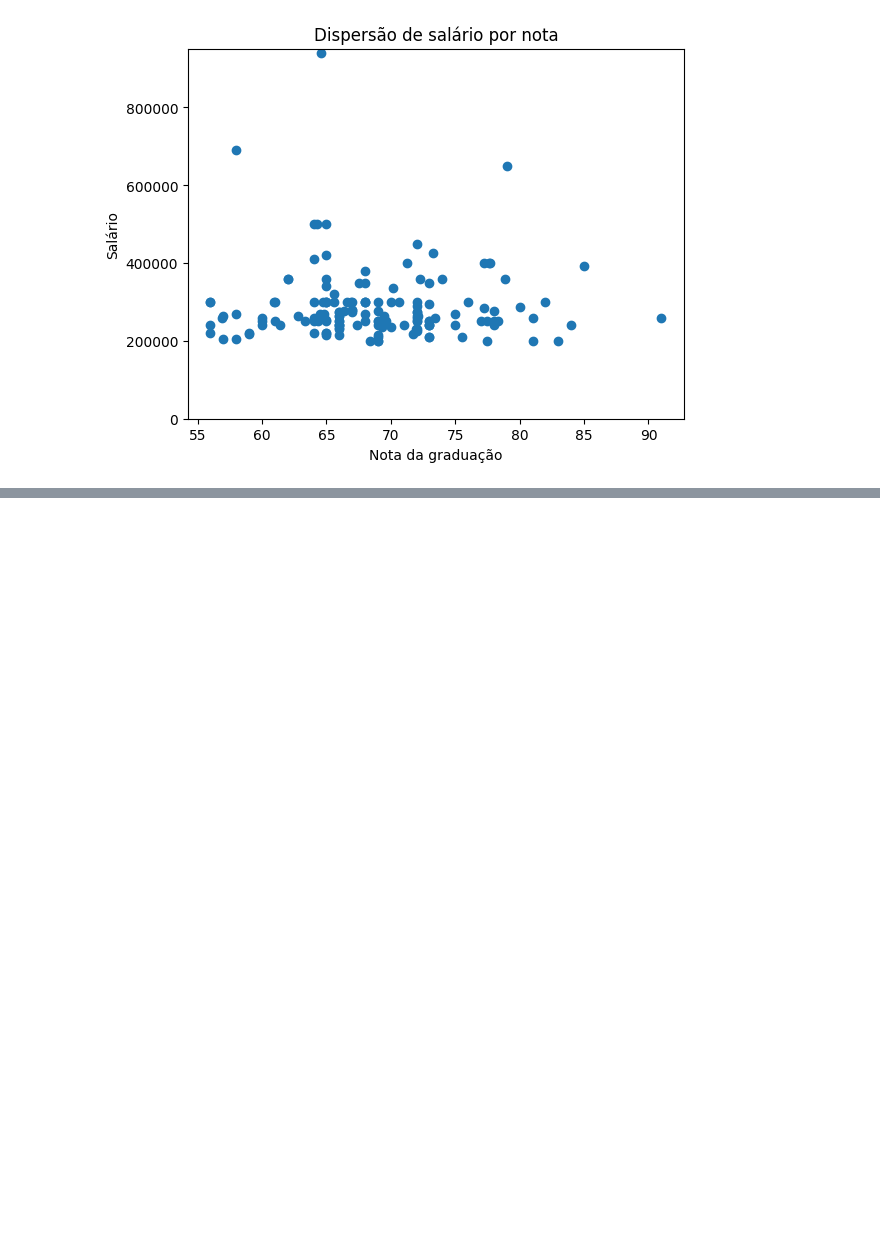
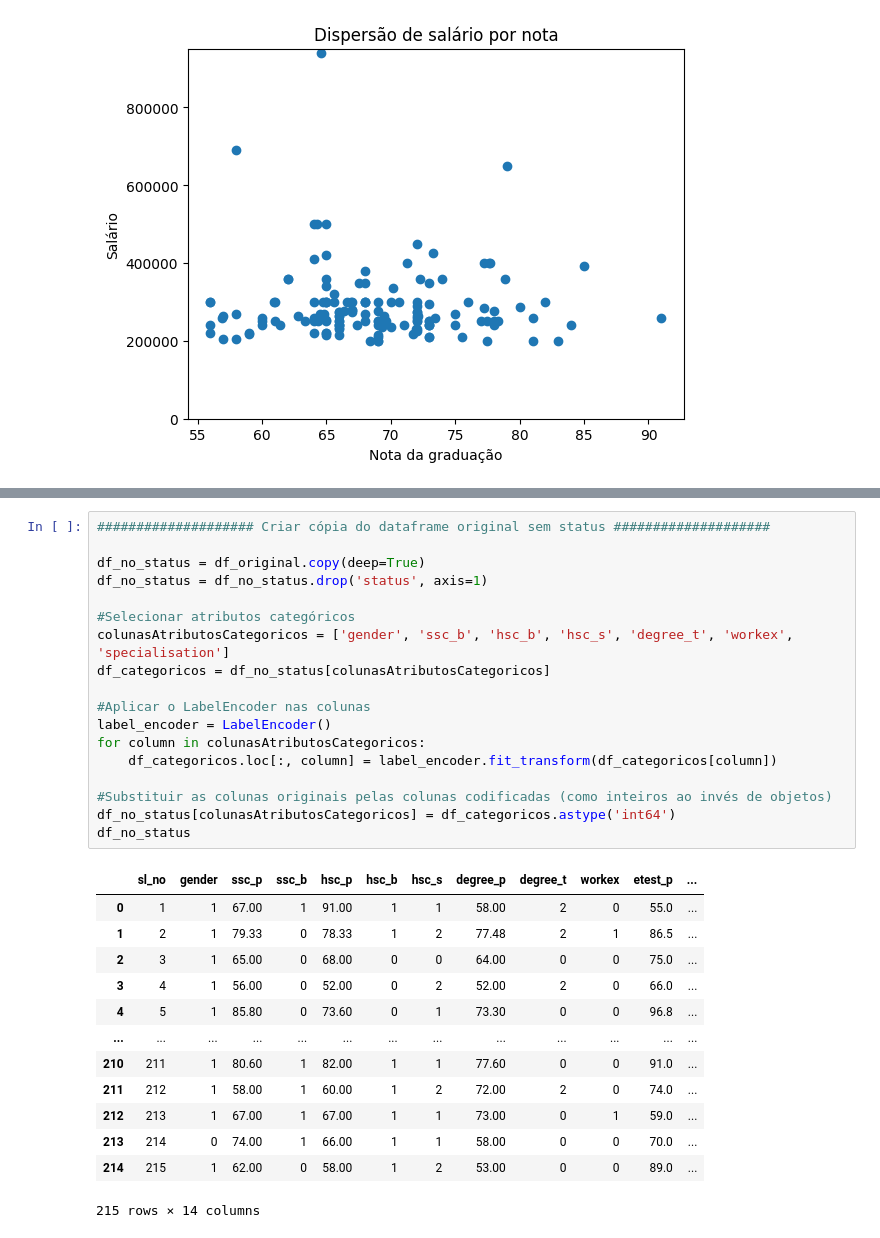
Before and after one commit to ghccalanzani/AnaliseDeDados, a Jupyter notebook: Entrega C2_A1/AtividadeC2.ipynb, the cells around one changed output, grey strips where cells are left out. Drawn from its saved outputs; the diff is of its cells as text; blank space fills up the shorter version.

```diff
--- a/Entrega C2_A1/AtividadeC2.ipynb
+++ b/Entrega C2_A1/AtividadeC2.ipynb
@@ -237,0 +234,32 @@ NameError: name 'plot_roc_curve' is not defined
+# %%
+#################### Criar cópia do dataframe original sem status ####################
+
+df_no_status = df_original.copy(deep=True)
+df_no_status = df_no_status.drop('status', axis=1)
+
+#Selecionar atributos categóricos
+colunasAtributosCategoricos = ['gender', 'ssc_b', 'hsc_b', 'hsc_s', 'degree_t', 'workex', 'specialisation']
+df_categoricos = df_no_status[colunasAtributosCategoricos]
+
+#Aplicar o LabelEncoder nas colunas
+label_encoder = LabelEncoder()
+for column in colunasAtributosCategoricos:
+    df_categoricos.loc[:, column] = label_encoder.fit_transform(df_categoricos[column])
+
+#Substituir as colunas originais pelas colunas codificadas (como inteiros ao invés de objetos)
+df_no_status[colunasAtributosCategoricos] = df_categoricos.astype('int64')
+df_no_status
+# %% [output]
+|  | sl_no | gender | ssc_p | ssc_b | hsc_p | hsc_b | hsc_s | degree_p | degree_t | workex | etest_p | ... |
+| 0 | 1 | 1 | 67.00 | 1 | 91.00 | 1 | 1 | 58.00 | 2 | 0 | 55.0 | ... |
+| 1 | 2 | 1 | 79.33 | 0 | 78.33 | 1 | 2 | 77.48 | 2 | 1 | 86.5 | ... |
+| 2 | 3 | 1 | 65.00 | 0 | 68.00 | 0 | 0 | 64.00 | 0 | 0 | 75.0 | ... |
+| 3 | 4 | 1 | 56.00 | 0 | 52.00 | 0 | 2 | 52.00 | 2 | 0 | 66.0 | ... |
+| 4 | 5 | 1 | 85.80 | 0 | 73.60 | 0 | 1 | 73.30 | 0 | 0 | 96.8 | ... |
+| ... | ... | ... | ... | ... | ... | ... | ... | ... | ... | ... | ... | ... |
+| 210 | 211 | 1 | 80.60 | 1 | 82.00 | 1 | 1 | 77.60 | 0 | 0 | 91.0 | ... |
+| 211 | 212 | 1 | 58.00 | 1 | 60.00 | 1 | 2 | 72.00 | 2 | 0 | 74.0 | ... |
+| 212 | 213 | 1 | 67.00 | 1 | 67.00 | 1 | 1 | 73.00 | 0 | 1 | 59.0 | ... |
+| 213 | 214 | 0 | 74.00 | 1 | 66.00 | 1 | 1 | 58.00 | 0 | 0 | 70.0 | ... |
+| 214 | 215 | 1 | 62.00 | 0 | 58.00 | 1 | 2 | 53.00 | 0 | 0 | 89.0 | ... |
+215 rows × 14 columns
```
Also changed, not shown: parts of 8 cells of this notebook.
